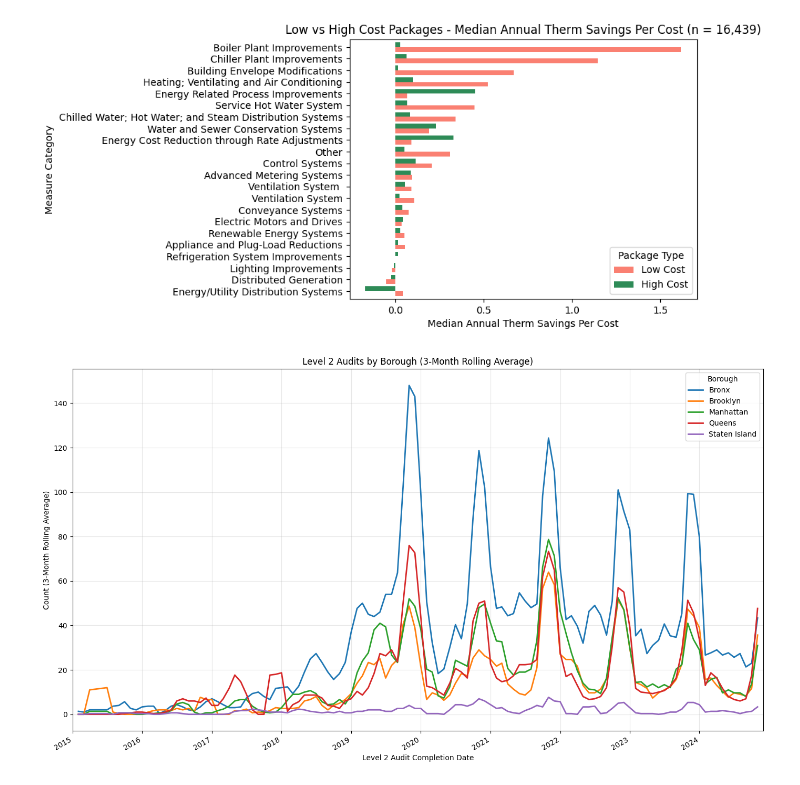
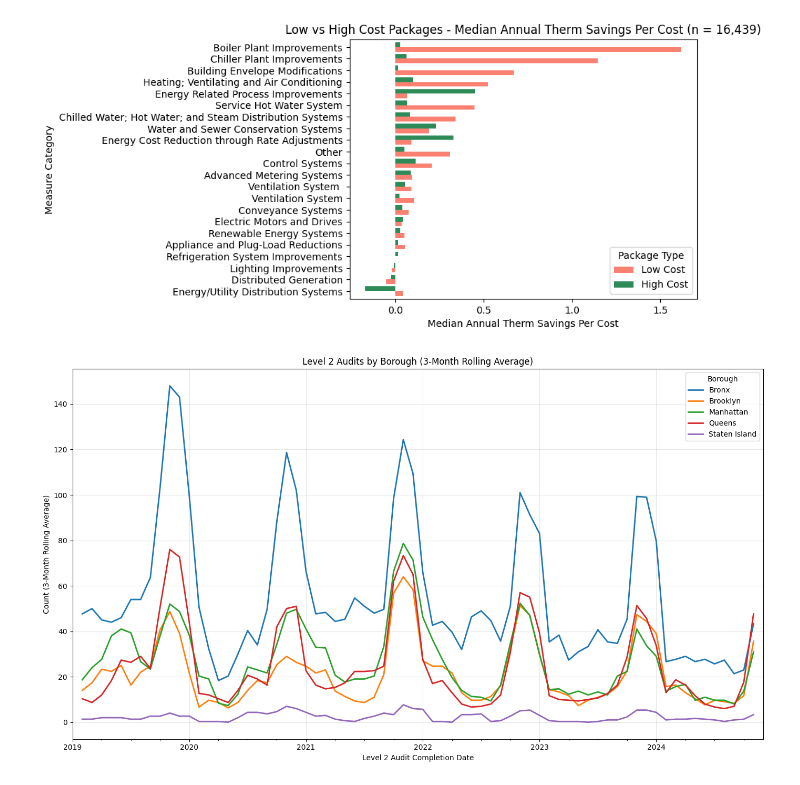
Before and after one commit to linusghanadan/nyserda-project, a Jupyter notebook: nyserda-project.ipynb, the cells around one changed output. Cells and saved outputs as stored; diff of their text form; code cells hidden in the pictures.

Commit message:
adjust time series graph

```diff
--- a/nyserda-project.ipynb
+++ b/nyserda-project.ipynb
@@ -233,35 +233,44 @@ borough_map = {
 df['Date of Completion for Level 2 Audit'] = pd.to_datetime(
     df['Date of Completion for Level 2 Audit'], errors='coerce'
 )
 
 # Map borough numbers to names and filter
 valid_df = df[['Date of Completion for Level 2 Audit', 'Borough']].dropna()
-valid_df = valid_df[valid_df['Date of Completion for Level 2 Audit'].dt.year >= 2015].copy()
+valid_df = valid_df[valid_df['Date of Completion for Level 2 Audit'].dt.year >= 2019].copy()
 valid_df['Borough'] = valid_df['Borough'].map(borough_map)
 valid_df['Year_Month'] = valid_df['Date of Completion for Level 2 Audit'].dt.to_period('M')
 
 # Aggregate and pivot
 borough_over_time = valid_df.groupby(['Year_Month', 'Borough']).size().reset_index(name='Count')
 borough_pivot = borough_over_time.pivot(index='Year_Month', columns='Borough', values='Count').fillna(0)
 borough_pivot.index = borough_pivot.index.to_timestamp()
 
 # Apply smoothing
 borough_pivot_smoothed = borough_pivot.rolling(window=3, center=True).mean()
 
 # Plot
 fig, ax = plt.subplots(figsize=(14, 8))
 borough_pivot_smoothed.plot(kind='line', ax=ax, linewidth=2)
 
-ax.xaxis.set_major_locator(mdates.YearLocator())
-ax.xaxis.set_major_formatter(mdates.DateFormatter('%Y'))
-ax.set_xlim(borough_pivot.index.min(), borough_pivot.index.max())
+# Get the date range
+start_date = borough_pivot.index.min()
+end_date = borough_pivot.index.max()
+
+# Create yearly ticks manually
+years = pd.date_range(start=f'{start_date.year}-01-01',
+                      end=f'{end_date.year}-12-31',
+                      freq='YS')  # Year Start frequency
+
+ax.set_xticks(years)
+ax.set_xticklabels([d.year for d in years])
+ax.set_xlim(start_date, end_date)
 
 plt.title('Level 2 Audits by Borough (3-Month Rolling Average)', loc='center')
 plt.xlabel('Level 2 Audit Completion Date')
 plt.ylabel('Count (3-Month Rolling Average)')
 plt.legend(title='Borough')
 plt.grid(True, alpha=0.3)
 plt.tight_layout()
 plt.show()
 # %% [output]
-[figure, old version]
+[figure, new version]
```
